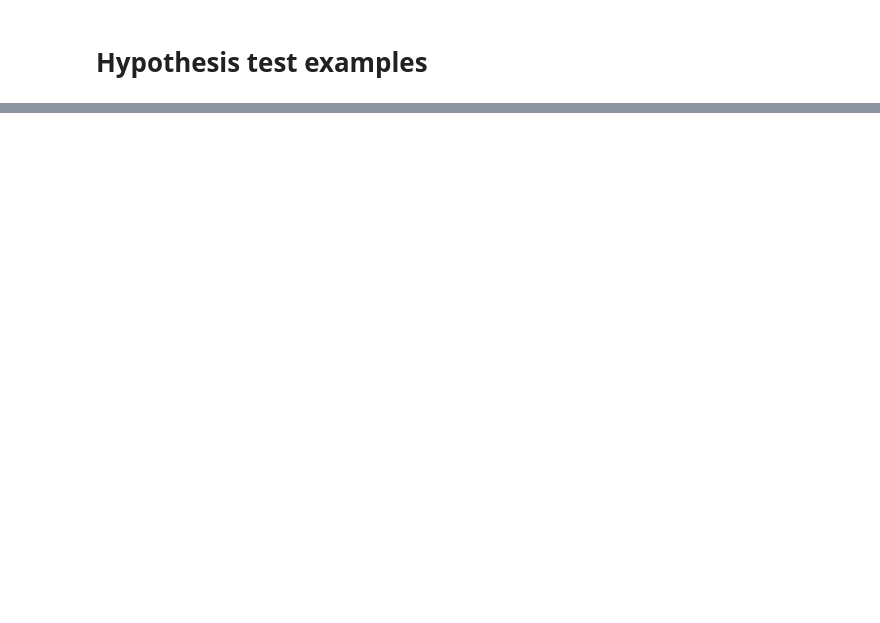
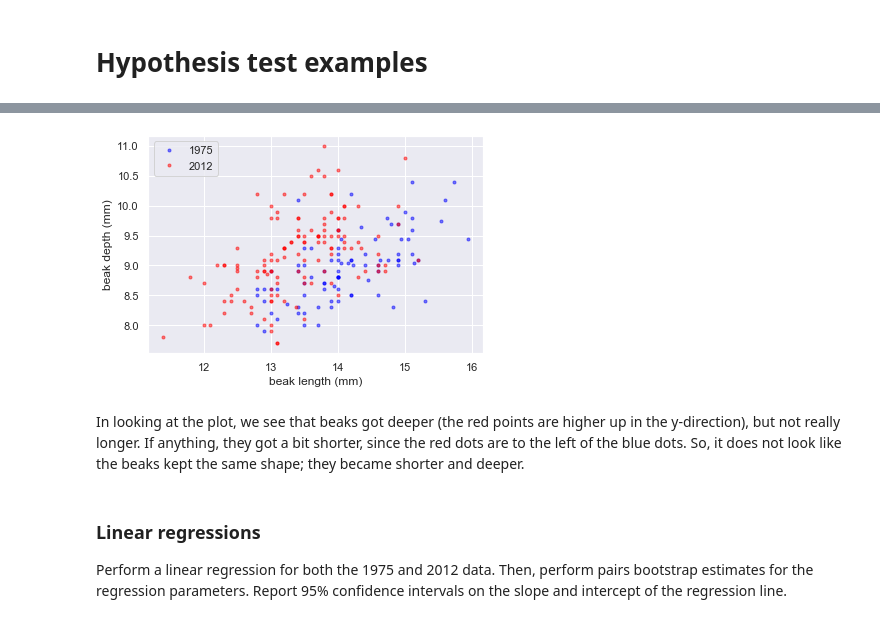
Before and after one commit to Yuleii/programming-notebook, a Jupyter notebook: statistical_thinking_in_python.ipynb, the cells around one changed output, grey strips where cells are left out. Cells and saved outputs as stored; diff of their text form; code cells hidden in the pictures; blank space fills up the shorter version.

```diff
--- a/statistical_thinking_in_python.ipynb
+++ b/statistical_thinking_in_python.ipynb
@@ -1915,0 +2306,50 @@ p-value = 0.0043
+# %%
+bl_1975 = np.array([13.9 , 14.  , 12.9 , 13.5 , 12.9 , 14.6 , 13.  , 14.2 , 14.  ,
+       14.2 , 13.1 , 15.1 , 13.5 , 14.4 , 14.9 , 12.9 , 13.  , 14.9 ,
+       14.  , 13.8 , 13.  , 14.75, 13.7 , 13.8 , 14.  , 14.6 , 15.2 ,
+       13.5 , 15.1 , 15.  , 12.8 , 14.9 , 15.3 , 13.4 , 14.2 , 15.1 ,
+       15.1 , 14.  , 13.6 , 14.  , 14.  , 13.9 , 14.  , 14.9 , 15.6 ,
+       13.8 , 14.4 , 12.8 , 14.2 , 13.4 , 14.  , 14.8 , 14.2 , 13.5 ,
+       13.4 , 14.6 , 13.5 , 13.7 , 13.9 , 13.1 , 13.4 , 13.8 , 13.6 ,
+       14.  , 13.5 , 12.8 , 14.  , 13.4 , 14.9 , 15.54, 14.63, 14.73,
+       15.73, 14.83, 15.94, 15.14, 14.23, 14.15, 14.35, 14.95, 13.95,
+       14.05, 14.55, 14.05, 14.45, 15.05, 13.25])
+
+bl_2012 = np.array([14.3 , 12.5 , 13.7 , 13.8 , 12.  , 13.  , 13.  , 13.6 , 12.8 ,
+       13.6 , 12.95, 13.1 , 13.4 , 13.9 , 12.3 , 14.  , 12.5 , 12.3 ,
+       13.9 , 13.1 , 12.5 , 13.9 , 13.7 , 12.  , 14.4 , 13.5 , 13.8 ,
+       13.  , 14.9 , 12.5 , 12.3 , 12.8 , 13.4 , 13.8 , 13.5 , 13.5 ,
+       13.4 , 12.3 , 14.35, 13.2 , 13.8 , 14.6 , 14.3 , 13.8 , 13.6 ,
+       12.9 , 13.  , 13.5 , 13.2 , 13.7 , 13.1 , 13.2 , 12.6 , 13.  ,
+       13.9 , 13.2 , 15.  , 13.37, 11.4 , 13.8 , 13.  , 13.  , 13.1 ,
+       12.8 , 13.3 , 13.5 , 12.4 , 13.1 , 14.  , 13.5 , 11.8 , 13.7 ,
+       13.2 , 12.2 , 13.  , 13.1 , 14.7 , 13.7 , 13.5 , 13.3 , 14.1 ,
+       12.5 , 13.7 , 14.6 , 14.1 , 12.9 , 13.9 , 13.4 , 13.  , 12.7 ,
+       12.1 , 14.  , 14.9 , 13.9 , 12.9 , 14.6 , 14.  , 13.  , 12.7 ,
+       14.  , 14.1 , 14.1 , 13.  , 13.5 , 13.4 , 13.9 , 13.1 , 12.9 ,
+       14.  , 14.  , 14.1 , 14.7 , 13.4 , 13.8 , 13.4 , 13.8 , 12.4 ,
+       14.1 , 12.9 , 13.9 , 14.3 , 13.2 , 14.2 , 13.  , 14.6 , 13.1 ,
+       15.2 ])
+# %%
+# Make scatter plot of 1975 data
+_ = plt.plot(bl_1975, bd_1975, marker='.',
+             linestyle='None', color='blue', alpha=0.5)
+
+# Make scatter plot of 2012 data
+_ = plt.plot(bl_2012, bd_2012, marker='.',
+            linestyle='None', color='red', alpha=0.5)
+
+# Label axes and make legend
+_ = plt.xlabel('beak length (mm)')
+_ = plt.ylabel('beak depth (mm)')
+_ = plt.legend(('1975', '2012'), loc='upper left')
+
+# Show the plot
+plt.show()
+# %% [output]
+[figure, added]
+# %% [markdown]
+In looking at the plot, we see that beaks got deeper (the red points are higher up in the y-direction), but not really longer. If anything, they got a bit shorter, since the red dots are to the left of the blue dots. So, it does not look like the beaks kept the same shape; they became shorter and deeper.
+# %% [markdown]
+### Linear regressions
+Perform a linear regression for both the 1975 and 2012 data. Then, perform pairs bootstrap estimates for the regression parameters. Report 95% confidence intervals on the slope and intercept of the regression line.
```
Also changed, not shown: parts of 45 cells of this notebook.
